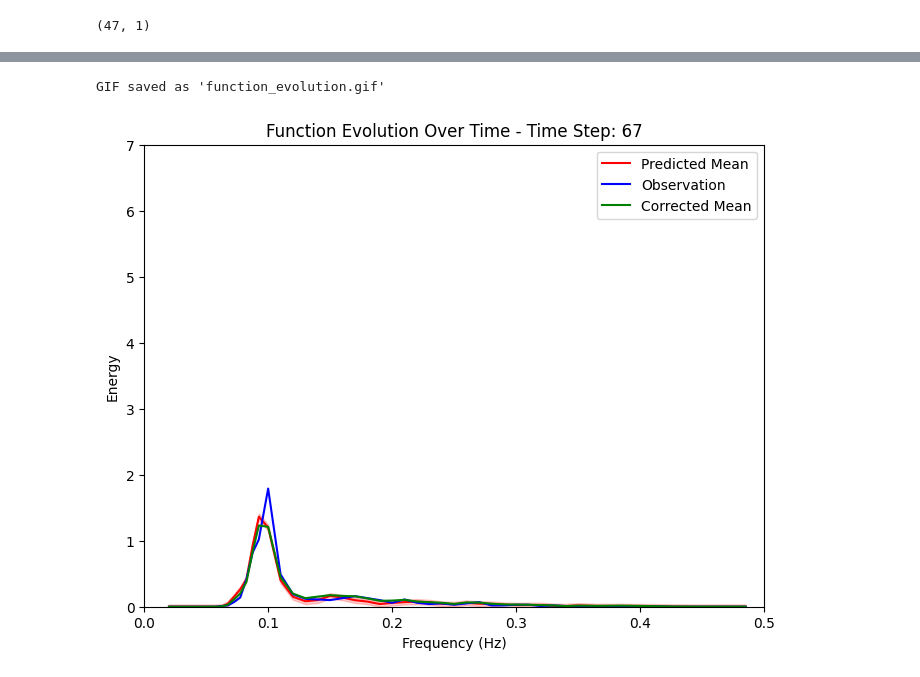
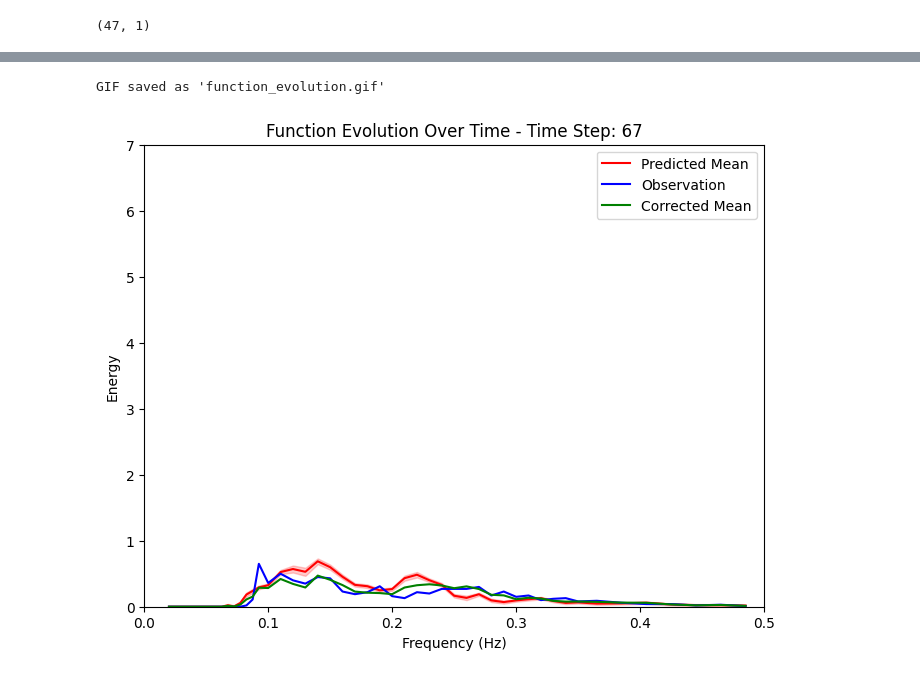
Before and after one commit to AdrianPerezHerrero/HDP-GPC, a Jupyter notebook: hdpgpc/ocean/ClasificacionOlas_ndbc.ipynb, the cells around one changed output, grey strips where cells are left out. Cells and saved outputs as stored; diff of their text form; code cells hidden in the pictures.

```diff
--- a/hdpgpc/ocean/ClasificacionOlas_ndbc.ipynb
+++ b/hdpgpc/ocean/ClasificacionOlas_ndbc.ipynb
@@ -179,7 +179,7 @@ sw_gp = hdpgp.GPI_HDP(x_basis=x_basis, x_basis_warp=x_basis_warp, n_outputs=1,
                           ini_gamma=gamma, ini_sigma=sigma, ini_outputscale=outputscale_, noise_warp=noise_warp,
                           bound_sigma=bound_sigma, bound_gamma=bound_gamma, bound_noise_warp=bound_noise_warp,
                           verbose=False, max_models=100, inducing_points=inducing_points, reestimate_initial_params=False,
-                          n_explore_steps=10, free_deg_MNIV=20)
+                          n_explore_steps=20, free_deg_MNIV=5)
 
 #logdata = np.log(data + 1e-6)
 x_trains = np.array([x_train] * num_samples)
@@ -255,16 +255,20 @@ Classification error:  0.0 / 7787 -- 0.0
 # %%
 from hdpgpc.util_plots import FunctionEvolutionVisualizer
 
 gp = sw_gp.gpmodels[0][3]
 initial_step = 53
 num_steps = 15 * 4  # Number of time steps to simulate
 
 # Create visualizer instance
 visualizer = FunctionEvolutionVisualizer(gp, initial_step, num_steps)
 
 # Generate animation and save as GIF
 visualizer.create_animation(output_filename="/home/adrian.perez/Documents/OceanWave/HDP-GPC/hdpgpc/ocean/function_evolution.gif")
 print("GIF saved as 'function_evolution.gif'")
+
+import pickle as plk
+with open("sw_gp_ndbc.plk", 'wb') as inp:
+    plk.dump(sw_gp, inp)
 # %% [output]
 GIF saved as 'function_evolution.gif'
-[figure, old version]
+[figure, new version]
```
Also changed, not shown: parts of 4 cells of this notebook, 1 other file.
